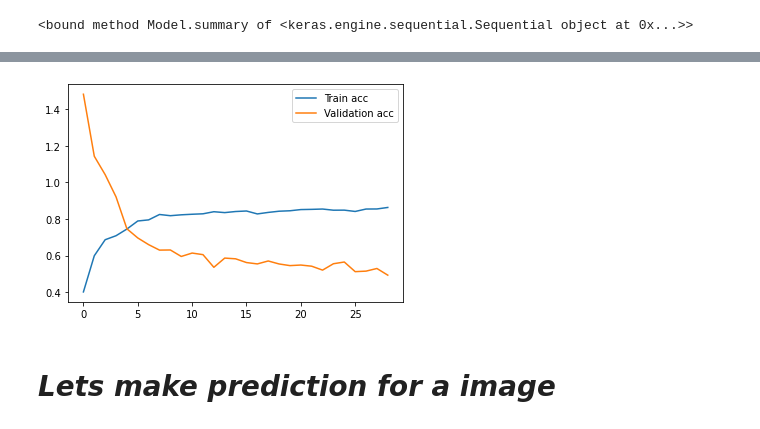
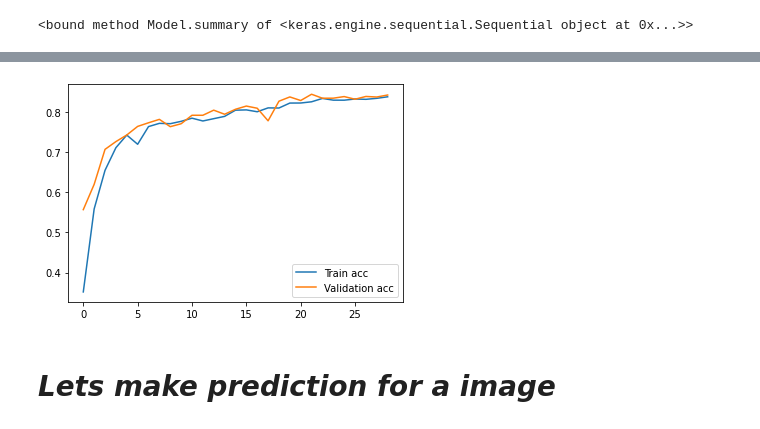
Before and after one commit to abhikadam27/Deep-Learning, a Jupyter notebook: Mnist_using_keras.ipynb, the cells around one changed output, grey strips where cells are left out. Cells and saved outputs as stored; diff of their text form; code cells hidden in the pictures.

```diff
--- a/Mnist_using_keras.ipynb
+++ b/Mnist_using_keras.ipynb
@@ -110,10 +116,10 @@ plt.show()
 # %%
 plt.plot(history.history['acc'], label = "Train acc")
-plt.plot(history.history['val_loss'], label = "Validation acc")
+plt.plot(history.history['val_acc'], label = "Validation acc")
 plt.legend()
 plt.show()
 # %% [output]
-[figure, old version]
+[figure, new version]
 # %%
 import keras
 model = keras.models.load_model('mnist_model.h5')
```
Also changed, not shown: parts of 6 cells of this notebook.
